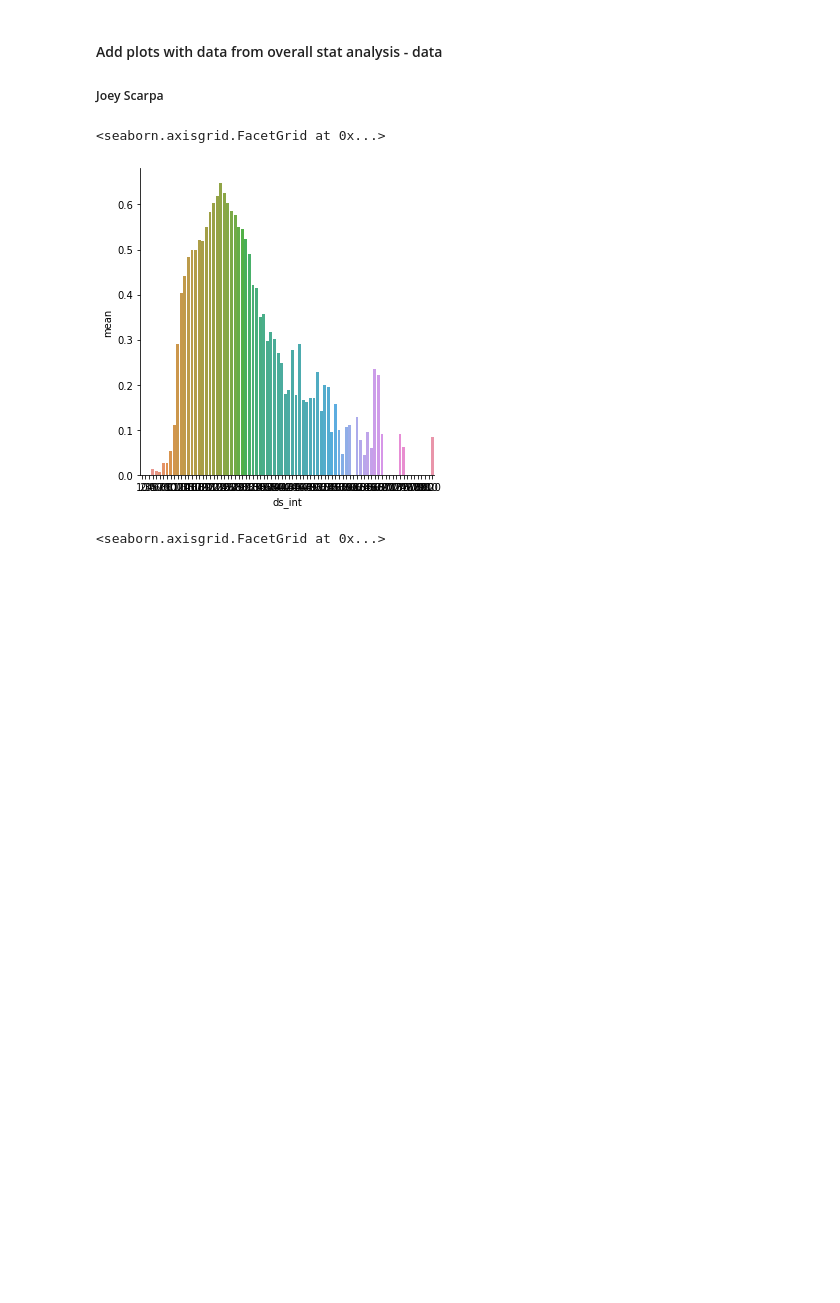
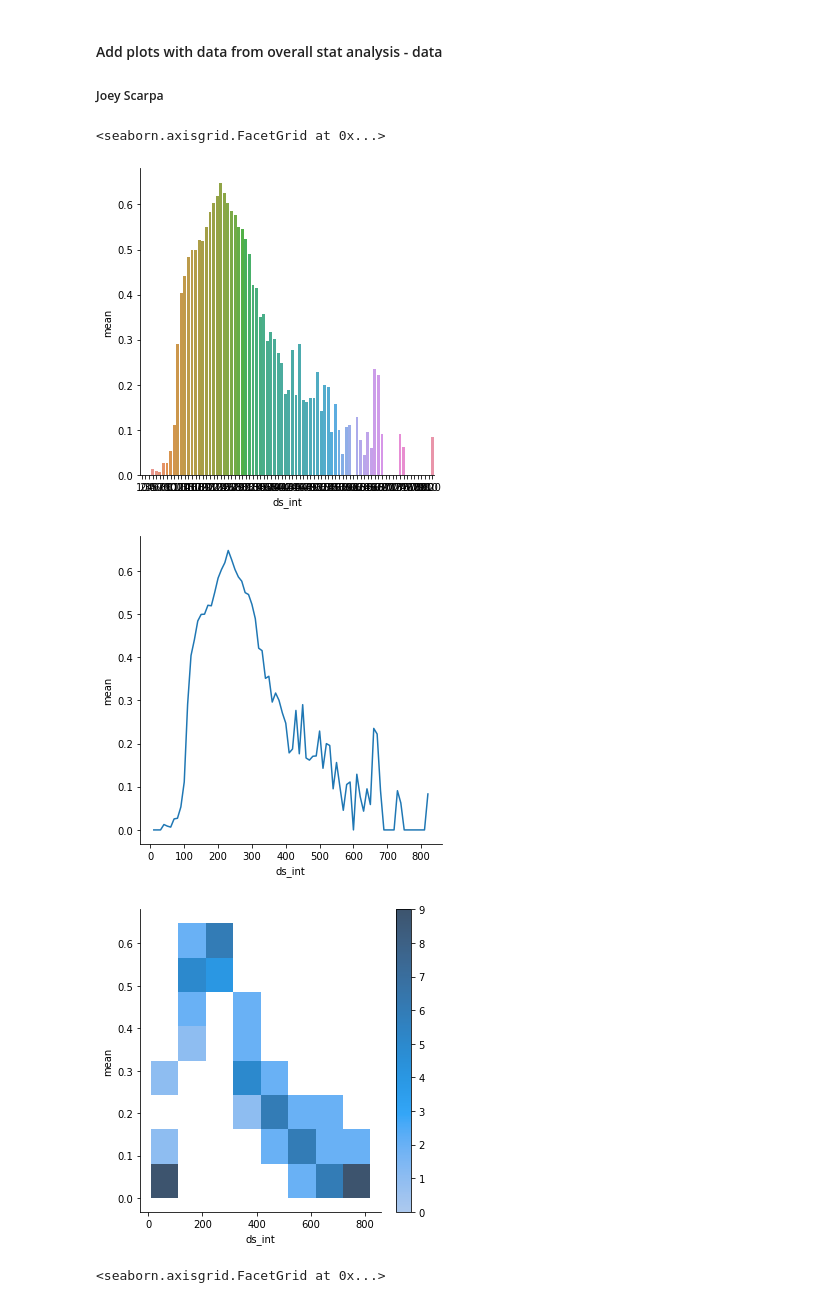
Before and after one commit to josephcscarpa/CS216GP, a Jupyter notebook: project.ipynb, the cells around one changed output. Cells and saved outputs as stored; diff of their text form; code cells hidden in the pictures; blank space fills up the shorter version.

```diff
--- a/project.ipynb
+++ b/project.ipynb
@@ -220,10 +327,13 @@ target_prop_by_energy
 # %%
 # Proportion of hits versus duration in seconds represented as a bar chart.
 sns.catplot(x = "ds_int", y = "mean", kind = "bar", data = target_prop_by_duration_sliced)
-#pd.crosstab(data['decade'],data['target']).plot.bar(stacked = True)
+sns.relplot(x = "ds_int", y = "mean", data = target_prop_by_duration_sliced, kind = "line")
+sns.displot(data = target_prop_by_duration_sliced, x = "ds_int", y = "mean", cbar = True)
 # %% [output]
 <seaborn.axisgrid.FacetGrid at 0x...>
 [figure]
+[figure, added]
+[figure, added]
 # %%
 # Energy vs hits
 sns.catplot(x = "en_int", y = "mean", kind = "bar", data = target_prop_by_energy)
```
Also changed, not shown: parts of 13 cells of this notebook.
